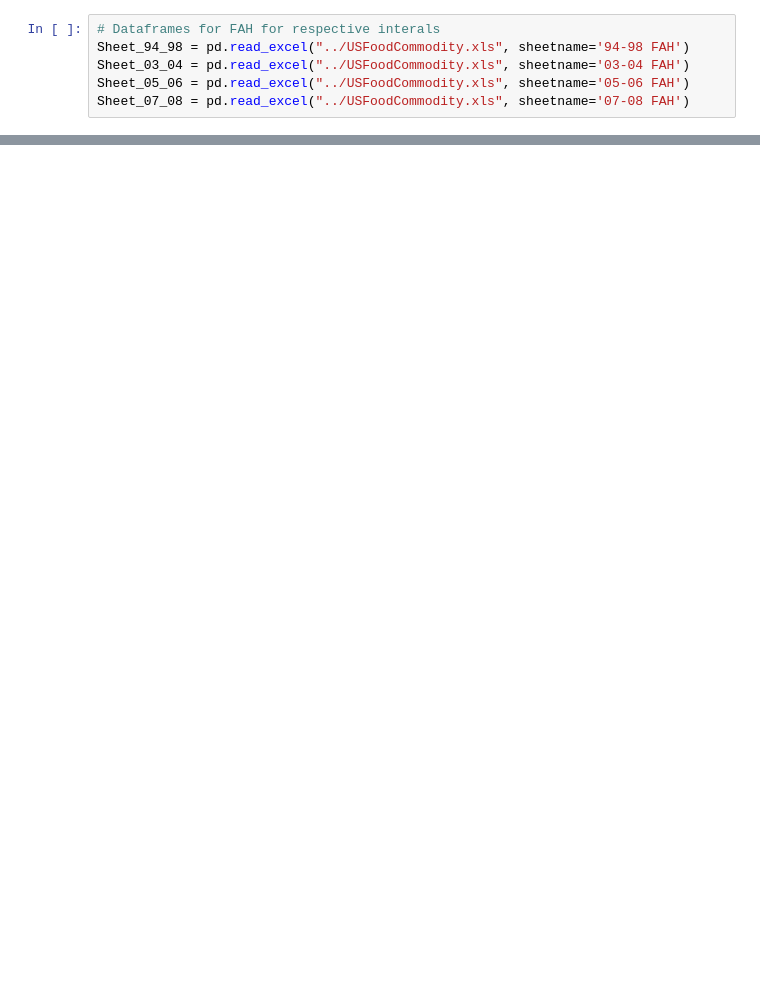
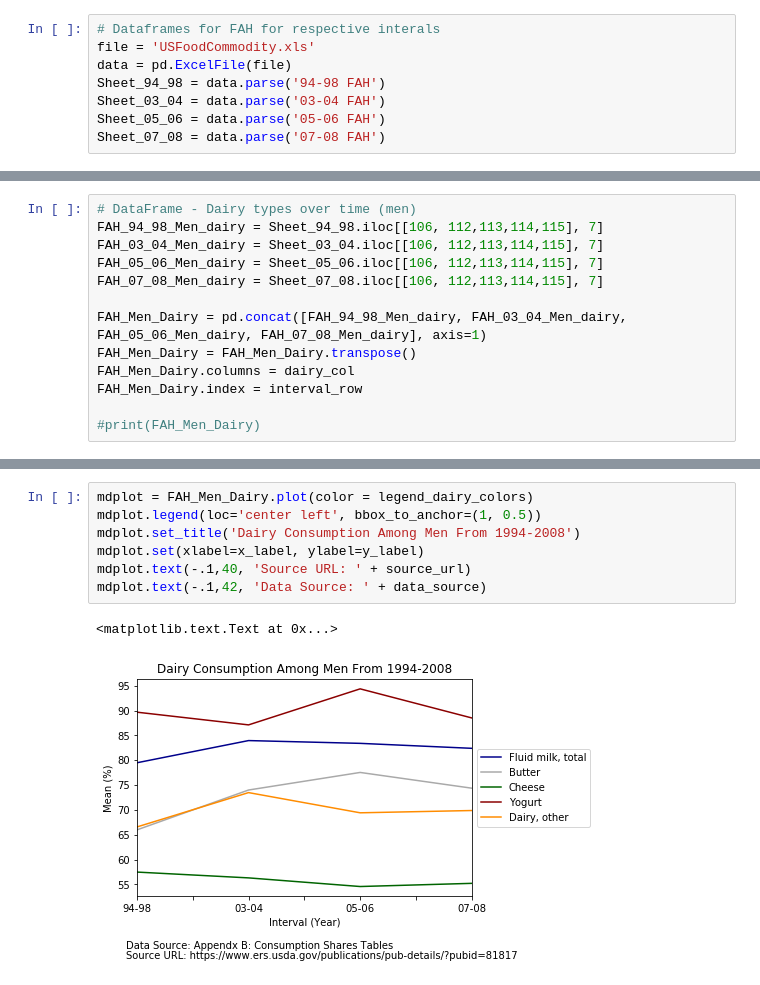
Before and after one commit to maismin/CSC59969S17HW1, a Jupyter notebook: prob2/prob2.ipynb, the cells around one changed output, grey strips where cells are left out. Cells and saved outputs as stored; diff of their text form; blank space fills up the shorter version.

```diff
--- a/prob2/prob2.ipynb
+++ b/prob2/prob2.ipynb
@@ -8,6 +9,8 @@ import pandas as pd
 # %%
 # Dataframes for FAH for respective interals
-Sheet_94_98 = pd.read_excel("../USFoodCommodity.xls", sheetname='94-98 FAH')
-Sheet_03_04 = pd.read_excel("../USFoodCommodity.xls", sheetname='03-04 FAH')
-Sheet_05_06 = pd.read_excel("../USFoodCommodity.xls", sheetname='05-06 FAH')
-Sheet_07_08 = pd.read_excel("../USFoodCommodity.xls", sheetname='07-08 FAH')
+file = 'USFoodCommodity.xls'
+data = pd.ExcelFile(file)
+Sheet_94_98 = data.parse('94-98 FAH')
+Sheet_03_04 = data.parse('03-04 FAH')
+Sheet_05_06 = data.parse('05-06 FAH')
+Sheet_07_08 = data.parse('07-08 FAH')
@@ -33,0 +54,13 @@ FAH_07_08_Women = Sheet_07_08.iloc[[78,80,81,82,83,84,87,88,89], [0,10]]
+# %%
+# DataFrame - Dairy types over time (men)
+FAH_94_98_Men_dairy = Sheet_94_98.iloc[[106, 112,113,114,115], 7]
+FAH_03_04_Men_dairy = Sheet_03_04.iloc[[106, 112,113,114,115], 7]
+FAH_05_06_Men_dairy = Sheet_05_06.iloc[[106, 112,113,114,115], 7]
+FAH_07_08_Men_dairy = Sheet_07_08.iloc[[106, 112,113,114,115], 7]
+
+FAH_Men_Dairy = pd.concat([FAH_94_98_Men_dairy, FAH_03_04_Men_dairy, FAH_05_06_Men_dairy, FAH_07_08_Men_dairy], axis=1)
+FAH_Men_Dairy = FAH_Men_Dairy.transpose()
+FAH_Men_Dairy.columns = dairy_col
+FAH_Men_Dairy.index = interval_row
+
+#print(FAH_Men_Dairy)
@@ -33,0 +90,10 @@ FAH_07_08_Women = Sheet_07_08.iloc[[78,80,81,82,83,84,87,88,89], [0,10]]
+# %%
+mdplot = FAH_Men_Dairy.plot(color = legend_dairy_colors)
+mdplot.legend(loc='center left', bbox_to_anchor=(1, 0.5))
+mdplot.set_title('Dairy Consumption Among Men From 1994-2008')
+mdplot.set(xlabel=x_label, ylabel=y_label)
+mdplot.text(-.1,40, 'Source URL: ' + source_url)
+mdplot.text(-.1,42, 'Data Source: ' + data_source)
+# %% [output]
+<matplotlib.text.Text at 0x...>
+[figure, added]
```
Also changed, not shown: parts of 8 cells of this notebook, 1 other file.
